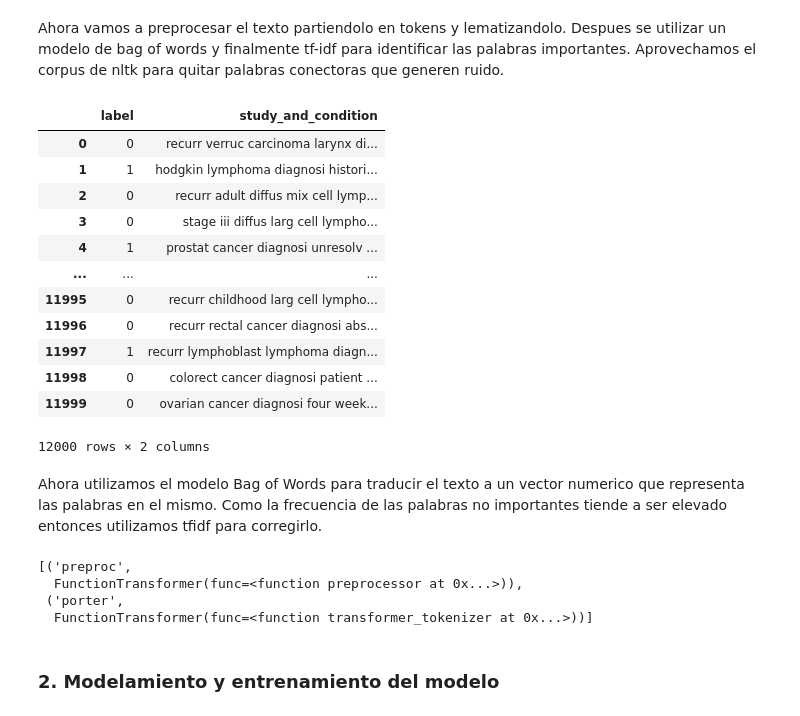
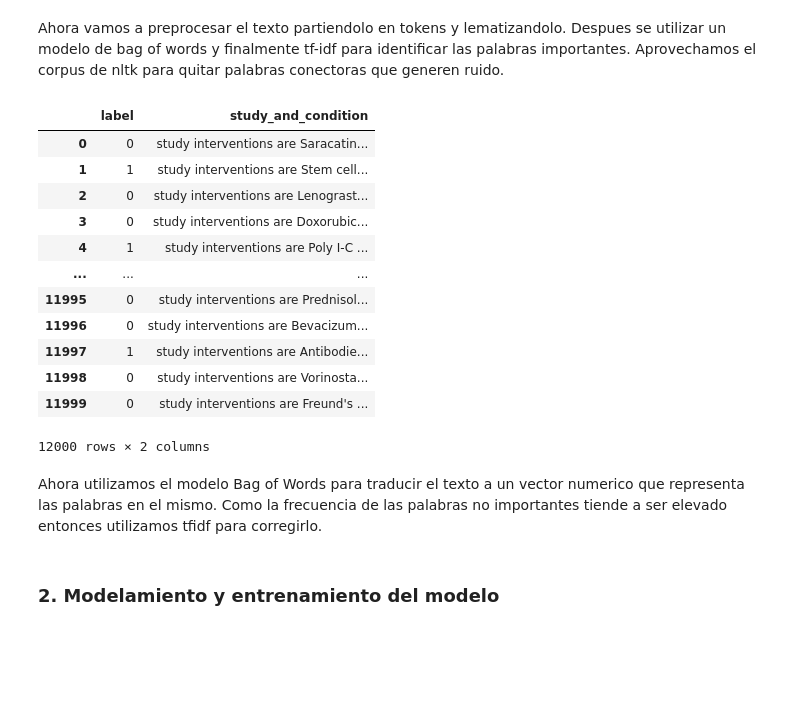
Before and after one commit to Rembrandtsx/proyecto1, a Jupyter notebook: Modelos/SVM_n.orjuela.ipynb, the cells around one changed output. Cells and saved outputs as stored; diff of their text form; code cells hidden in the pictures; blank space fills up the shorter version.

```diff
--- a/Modelos/SVM_n.orjuela.ipynb
+++ b/Modelos/SVM_n.orjuela.ipynb
@@ -133,31 +143,23 @@ def transformer_tokenizer(df):
 
 pre += [('porter', FunctionTransformer(transformer_tokenizer))]
 # %%
-transformer_tokenizer(df_eleg)
 df_eleg
 # %% [output]
 |  | label | study_and_condition |
-| 0 | 0 | recurr verruc carcinoma larynx di... |
-| 1 | 1 | hodgkin lymphoma diagnosi histori... |
-| 2 | 0 | recurr adult diffus mix cell lymp... |
-| 3 | 0 | stage iii diffus larg cell lympho... |
-| 4 | 1 | prostat cancer diagnosi unresolv ... |
+| 0 | 0 | study interventions are Saracatin... |
+| 1 | 1 | study interventions are Stem cell... |
+| 2 | 0 | study interventions are Lenograst... |
+| 3 | 0 | study interventions are Doxorubic... |
+| 4 | 1 | study interventions are Poly I-C ... |
 | ... | ... | ... |
-| 11995 | 0 | recurr childhood larg cell lympho... |
-| 11996 | 0 | recurr rectal cancer diagnosi abs... |
-| 11997 | 1 | recurr lymphoblast lymphoma diagn... |
-| 11998 | 0 | colorect cancer diagnosi patient ... |
-| 11999 | 0 | ovarian cancer diagnosi four week... |
+| 11995 | 0 | study interventions are Prednisol... |
+| 11996 | 0 | study interventions are Bevacizum... |
+| 11997 | 1 | study interventions are Antibodie... |
+| 11998 | 0 | study interventions are Vorinosta... |
+| 11999 | 0 | study interventions are Freund's ... |
 12000 rows × 2 columns
 # %% [markdown]
 Ahora utilizamos el modelo Bag of Words para traducir el texto a un vector numerico que representa las palabras en el mismo. Como la frecuencia de las palabras no importantes tiende a ser elevado entonces utilizamos tfidf para corregirlo.
-# %%
-pre
-# %% [output]
-[('preproc',
-  FunctionTransformer(func=<function preprocessor at 0x...>)),
- ('porter',
-  FunctionTransformer(func=<function transformer_tokenizer at 0x...>))]
 # %%
 tfidf = TfidfVectorizer(strip_accents=None, lowercase=False, preprocessor=None)
 pre += [('tfidf', tfidf)]
```
Also changed, not shown: parts of 16 cells of this notebook, 3 other files.
